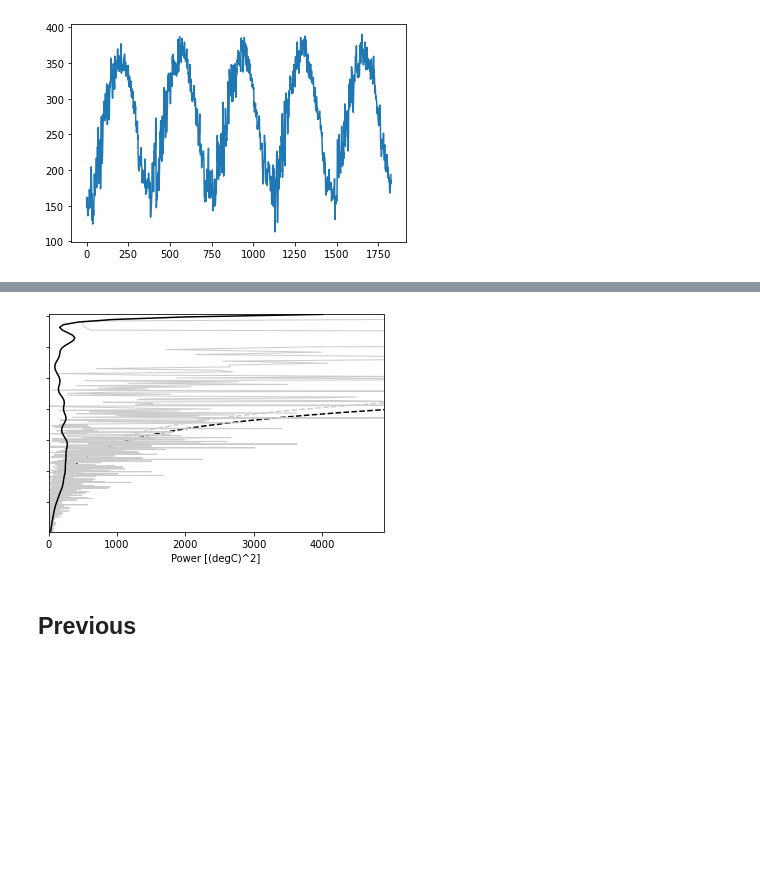
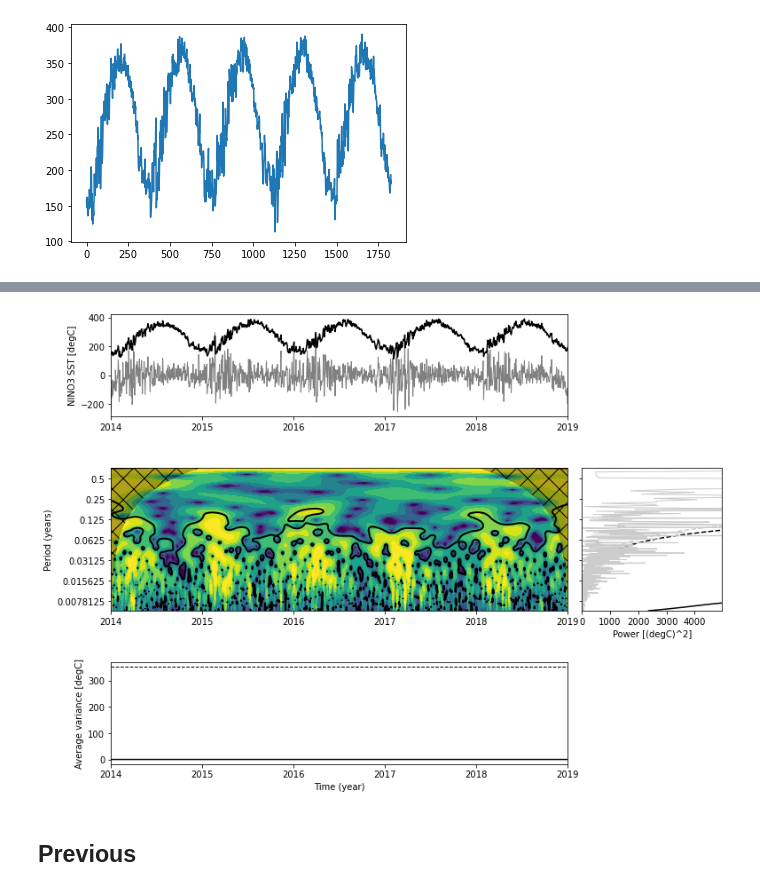
Before and after one commit to athena-ye/Historical-Data, a Jupyter notebook: Historical Data.ipynb, the cells around one changed output, grey strips where cells are left out. Drawn from its saved outputs; the diff is of its cells as text; code cells hidden in the pictures; blank space fills up the shorter version.

Commit message:
fixed time on wavelet

```diff
--- a/Historical Data.ipynb
+++ b/Historical Data.ipynb
@@ -480,8 +480,8 @@ dat = stationtavg
 title = 'NINO3 Sea Surface Temperature'
 label = 'NINO3 SST'
 units = 'degC'
-t0 = 1871.0
-dt = 0.25  # In years
+t0 = 2014
+dt = 1/365  # In years
 # %%
 plt.plot(dat)
 # %% [output]
@@ -538,69 +540,69 @@ scale_avg_signif, tmp = wavelet.significance(var, dt, scales, 2, alpha,
 # %%
-# # Prepare the figure
-# pyplot.close('all')
-# pyplot.ioff()
-# figprops = dict(figsize=(11, 8), dpi=72)
-# fig = pyplot.figure(**figprops)
+# Prepare the figure
+pyplot.close('all')
+pyplot.ioff()
+figprops = dict(figsize=(11, 8), dpi=72)
+fig = pyplot.figure(**figprops)
 
-# # First sub-plot, the original time series anomaly and inverse wavelet
-# # transform.
-# ax = pyplot.axes([0.1, 0.75, 0.65, 0.2])
-# ax.plot(t, iwave, '-', linewidth=1, color=[0.5, 0.5, 0.5])
-# ax.plot(t, dat, 'k', linewidth=1.5)
-# ax.set_title('a) {}'.format(title))
-# ax.set_ylabel(r'{} [{}]'.format(label, units))
+# First sub-plot, the original time series anomaly and inverse wavelet
+# transform.
+ax = pyplot.axes([0.1, 0.75, 0.65, 0.2])
+ax.plot(t, iwave, '-', linewidth=1, color=[0.5, 0.5, 0.5])
+ax.plot(t, dat, 'k', linewidth=1.5)
+ax.set_title(''.format(title))
+ax.set_ylabel(r'{} [{}]'.format(label, units))
 
-# # Second sub-plot, the normalized wavelet power spectrum and significance
-# # level contour lines and cone of influece hatched area. Note that period
-# # scale is logarithmic.
-# bx = pyplot.axes([0.1, 0.37, 0.65, 0.28], sharex=ax)
-# levels = [0.0625, 0.125, 0.25, 0.5, 1, 2, 4, 8, 16]
-# bx.contourf(t, numpy.log2(period), numpy.log2(power), numpy.log2(levels),
-#             extend='both', cmap=pyplot.cm.viridis)
-# extent = [t.min(), t.max(), 0, max(period)]
-# bx.contour(t, numpy.log2(period), sig95, [-99, 1], colors='k', linewidths=2,
-#            extent=extent)
-# bx.fill(numpy.concatenate([t, t[-1:] + dt, t[-1:] + dt,
-#                            t[:1] - dt, t[:1] - dt]),
-#         numpy.concatenate([numpy.log2(coi), [1e-9], numpy.log2(period[-1:]),
-#                            numpy.log2(period[-1:]), [1e-9]]),
-#         'k', alpha=0.3, hatch='x')
-# bx.set_title('b) {} Wavelet Power Spectrum ({})'.format(label, mother.name))
-# bx.set_ylabel('Period (years)')
-# #
-# Yticks = 2 ** numpy.arange(numpy.ceil(numpy.log2(period.min())),
-#                            numpy.ceil(numpy.log2(period.max())))
-# bx.set_yticks(numpy.log2(Yticks))
-# bx.set_yticklabels(Yticks)
+# Second sub-plot, the normalized wavelet power spectrum and significance
+# level contour lines and cone of influece hatched area. Note that period
+# scale is logarithmic.
+bx = pyplot.axes([0.1, 0.37, 0.65, 0.28], sharex=ax)
+levels = [0.0625, 0.125, 0.25, 0.5, 1, 2, 4, 8, 16]
+bx.contourf(t, numpy.log2(period), numpy.log2(power), numpy.log2(levels),
+            extend='both', cmap=pyplot.cm.viridis)
+extent = [t.min(), t.max(), 0, max(period)]
+bx.contour(t, numpy.log2(period), sig95, [-99, 1], colors='k', linewidths=2,
+           extent=extent)
+bx.fill(numpy.concatenate([t, t[-1:] + dt, t[-1:] + dt,
+                           t[:1] - dt, t[:1] - dt]),
+        numpy.concatenate([numpy.log2(coi), [1e-9], numpy.log2(period[-1:]),
+                           numpy.log2(period[-1:]), [1e-9]]),
+        'k', alpha=0.3, hatch='x')
+bx.set_title(''.format(label, mother.name))
+bx.set_ylabel('Period (years)')
+#
+Yticks = 2 ** numpy.arange(numpy.ceil(numpy.log2(period.min())),
+                           numpy.ceil(numpy.log2(period.max())))
+bx.set_yticks(numpy.log2(Yticks))
+bx.set_yticklabels(Yticks)
 
 # Third sub-plot, the global wavelet and Fourier power spectra and theoretical
 # noise spectra. Note that period scale is logarithmic.
-cx = pyplot.axes(sharey=bx)
+cx = pyplot.axes([0.77, 0.37, 0.2, 0.28], sharey=bx)
 cx.plot(glbl_signif, numpy.log2(period), 'k--')
 cx.plot(var * fft_theor, numpy.log2(period), '--', color='#cccccc')
 cx.plot(var * fft_power, numpy.log2(1./fftfreqs), '-', color='#cccccc',
         linewidth=1.)
 cx.plot(var * glbl_power, numpy.log2(period), 'k-', linewidth=1.5)
 cx.set_title('')
 cx.set_xlabel(r'Power [({})^2]'.format(units))
 cx.set_xlim([0, glbl_power.max() + var])
 cx.set_ylim(numpy.log2([period.min(), period.max()]))
 cx.set_yticks(numpy.log2(Yticks))
 cx.set_yticklabels(Yticks)
 pyplot.setp(cx.get_yticklabels(), visible=False)
 
-# # Fourth sub-plot, the scale averaged wavelet spectrum.
-# dx = pyplot.axes([0.1, 0.07, 0.65, 0.2], sharex=ax)
-# dx.axhline(scale_avg_signif, color='k', linestyle='--', linewidth=1.)
-# dx.plot(t, scale_avg, 'k-', linewidth=1.5)
-# dx.set_title('d) {}--{} year scale-averaged power'.format(2, 8))
-# dx.set_xlabel('Time (year)')
-# dx.set_ylabel(r'Average variance [{}]'.format(units))
-# ax.set_xlim([t.min(), t.max()])
+# Fourth sub-plot, the scale averaged wavelet spectrum.
+dx = pyplot.axes([0.1, 0.07, 0.65, 0.2], sharex=ax)
+dx.axhline(scale_avg_signif, color='k', linestyle='--', linewidth=1.)
+dx.plot(t, scale_avg, 'k-', linewidth=1.5)
+dx.set_title(''.format(2, 8))
+dx.set_xlabel('Time (year)')
+dx.set_ylabel(r'Average variance [{}]'.format(units))
+ax.set_xlim([t.min(), t.max()])
 
 pyplot.show()
 # %% [output]
-[figure, old version]
+[figure, new version]
 # %% [markdown]
 ## Previous
 # %%
```
Also changed, not shown: parts of 1 cell of this notebook.
